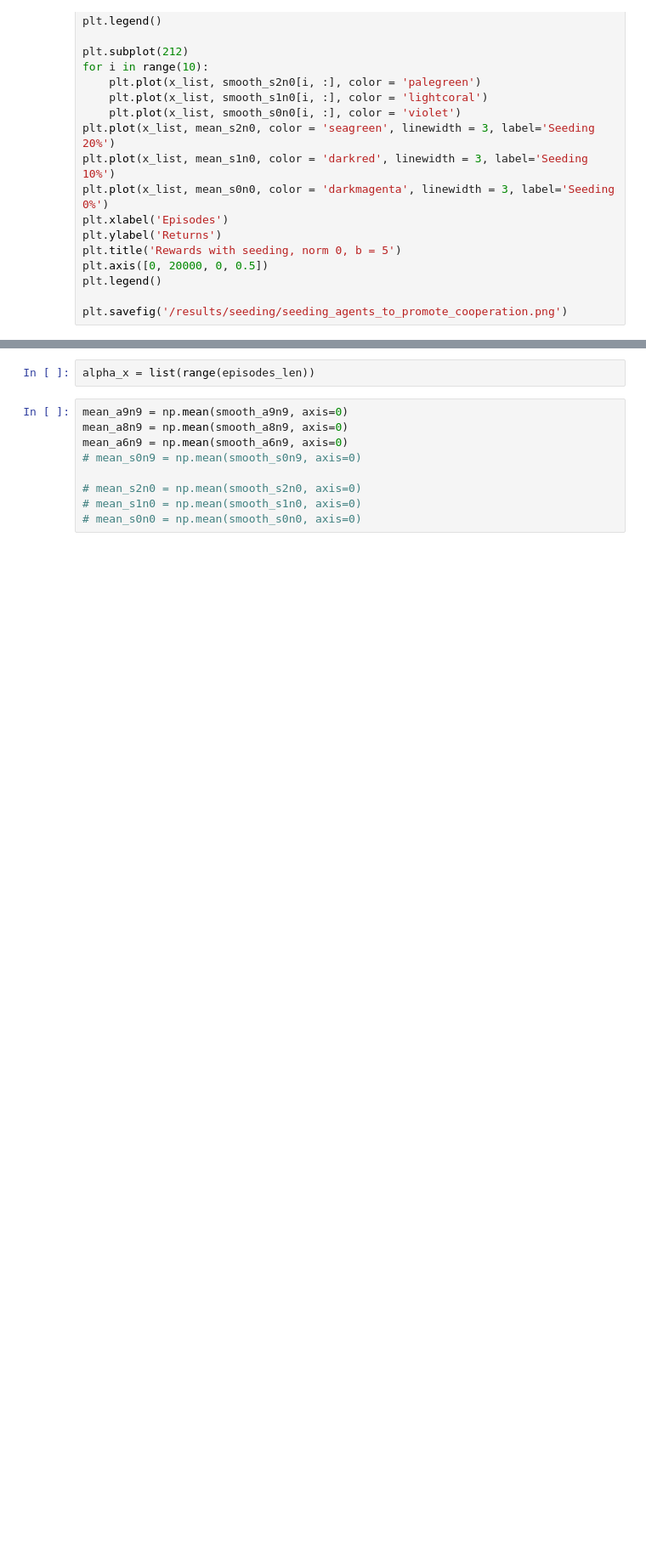
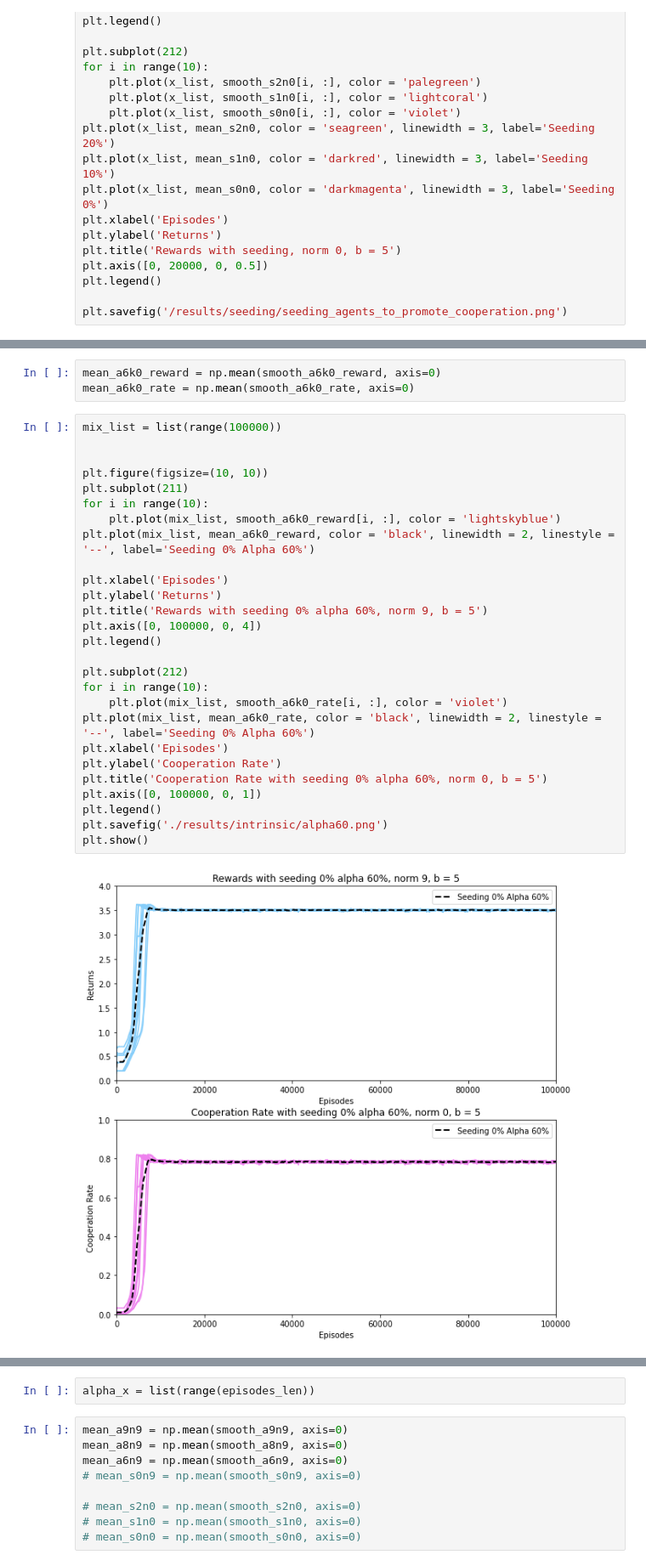
Before and after one commit to qiaodan-cuhk/ReputationDynamics, a Jupyter notebook: plot.ipynb, the cells around one changed output, grey strips where cells are left out. Shown at 85% size. Cells and saved outputs as stored; diff of their text form; blank space fills up the shorter version.

```diff
--- a/plot.ipynb
+++ b/plot.ipynb
@@ -159,0 +176,32 @@ plt.show()
+# %%
+mean_a6k0_reward = np.mean(smooth_a6k0_reward, axis=0)
+mean_a6k0_rate = np.mean(smooth_a6k0_rate, axis=0)
+# %%
+mix_list = list(range(100000))
+
+
+plt.figure(figsize=(10, 10))
+plt.subplot(211)
+for i in range(10):
+    plt.plot(mix_list, smooth_a6k0_reward[i, :], color = 'lightskyblue')
+plt.plot(mix_list, mean_a6k0_reward, color = 'black', linewidth = 2, linestyle = '--', label='Seeding 0% Alpha 60%')
+
+plt.xlabel('Episodes')
+plt.ylabel('Returns')
+plt.title('Rewards with seeding 0% alpha 60%, norm 9, b = 5')
+plt.axis([0, 100000, 0, 4])
+plt.legend()
+
+plt.subplot(212)
+for i in range(10):
+    plt.plot(mix_list, smooth_a6k0_rate[i, :], color = 'violet')
+plt.plot(mix_list, mean_a6k0_rate, color = 'black', linewidth = 2, linestyle = '--', label='Seeding 0% Alpha 60%')
+plt.xlabel('Episodes')
+plt.ylabel('Cooperation Rate')
+plt.title('Cooperation Rate with seeding 0% alpha 60%, norm 0, b = 5')
+plt.axis([0, 100000, 0, 1])
+plt.legend()
+plt.savefig('./results/intrinsic/alpha60.png')
+plt.show()
+# %% [output]
+[figure, added]
```
Also changed, not shown: parts of 27 cells of this notebook, 44 other files.
